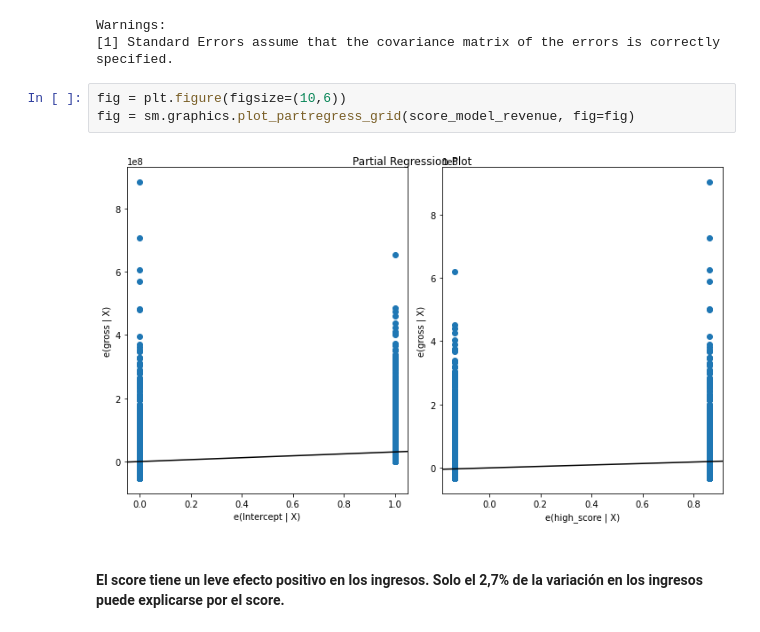
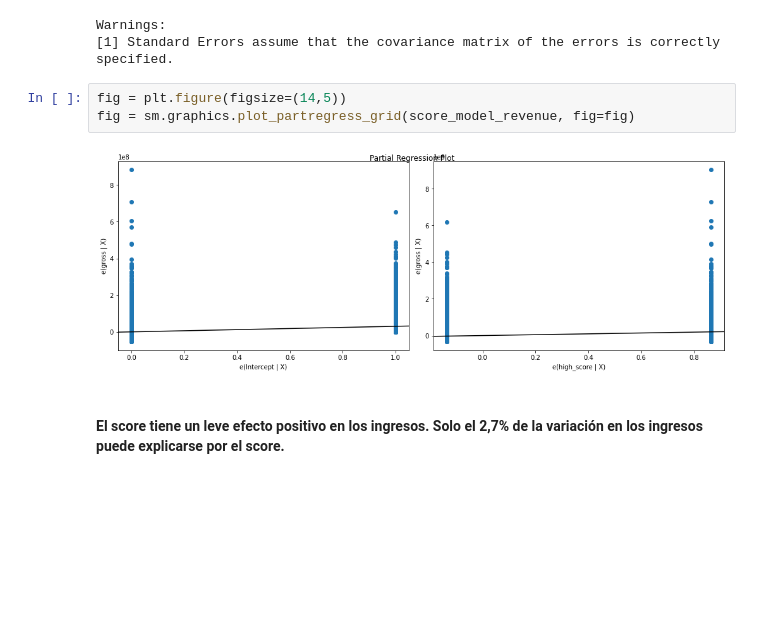
Before and after one commit to sanchiesa/Movie_Industry_Kaggle, a Jupyter notebook: notebooks/Movie_Revenue_Analysis.ipynb, the cells around one changed output. Cells and saved outputs as stored; diff of their text form; blank space fills up the shorter version.

```diff
--- a/notebooks/Movie_Revenue_Analysis.ipynb
+++ b/notebooks/Movie_Revenue_Analysis.ipynb
@@ -829,10 +850,10 @@ OLS Regression Results
 Warnings:
 [1] Standard Errors assume that the covariance matrix of the errors is correctly specified.
 # %%
-fig = plt.figure(figsize=(10,6))
+fig = plt.figure(figsize=(14,5))
 fig = sm.graphics.plot_partregress_grid(score_model_revenue, fig=fig)
 # %% [output]
-[figure, old version]
+[figure, new version]
 # %% [markdown]
 #### El score tiene un leve efecto positivo en los ingresos. Solo el 2,7% de la variación en los ingresos puede explicarse por el score.
 # %% [markdown]
```
Also changed, not shown: parts of 8 cells of this notebook.
